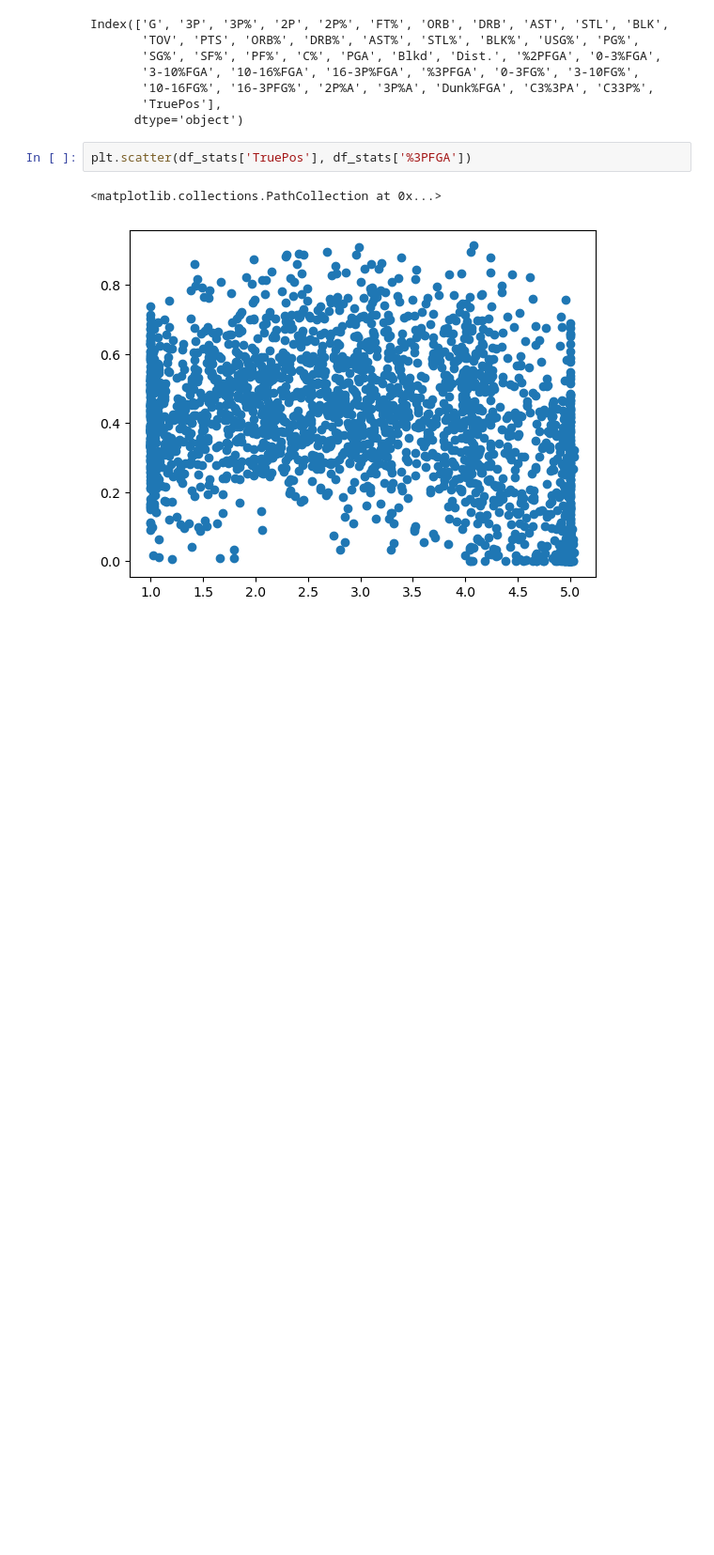
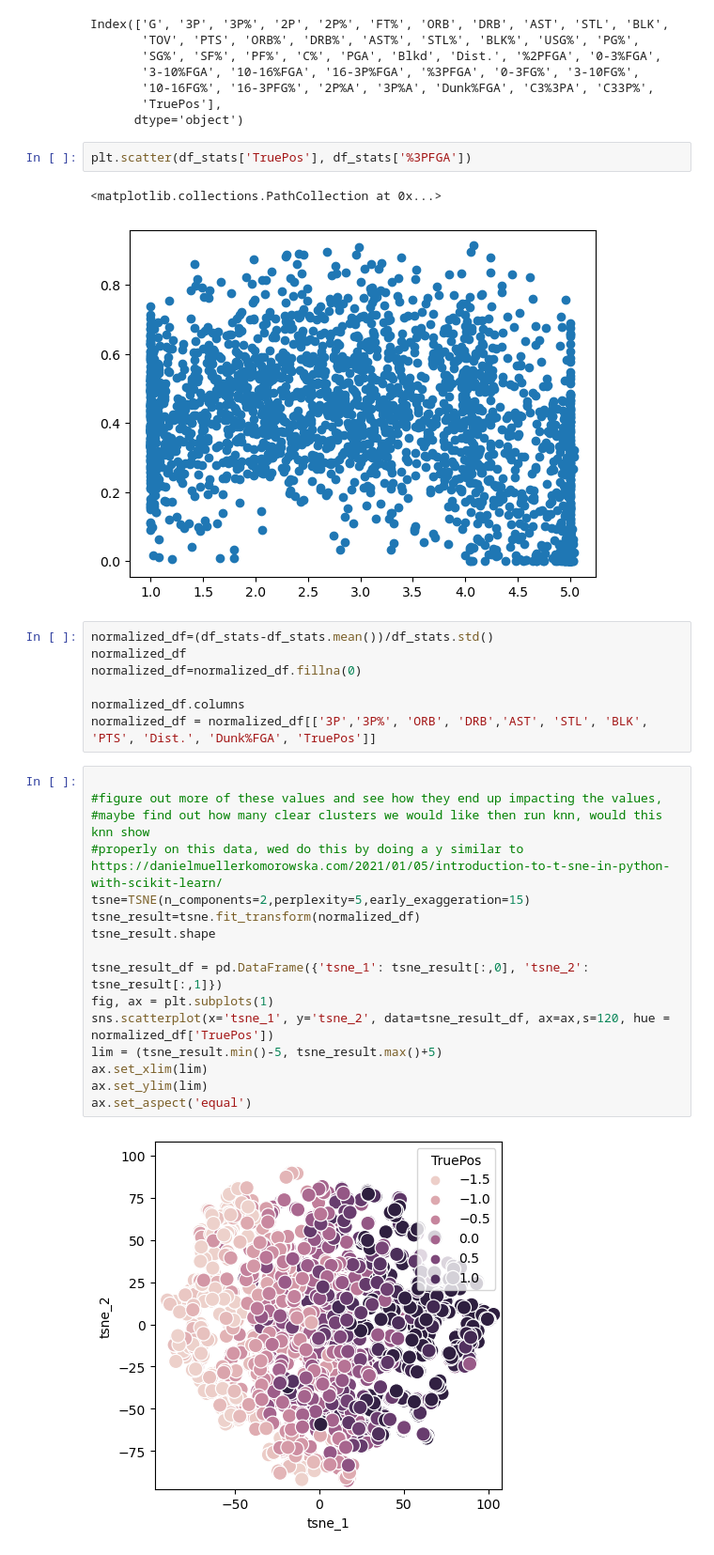
Before and after one commit to ofiore/BasketballClusteringCSE5825, a Jupyter notebook: Code/DataExploration.ipynb, the cells around one changed output. Shown: that part at 94% size. Cells and saved outputs as stored; diff of their text form; blank space fills up the shorter version.

Commit message:
Added tsne color graphs

```diff
--- a/Code/DataExploration.ipynb
+++ b/Code/DataExploration.ipynb
@@ -106,3 +108,28 @@ plt.scatter(df_stats['TruePos'], df_stats['%3PFGA'])
 # %% [output]
 <matplotlib.collections.PathCollection at 0x...>
 [figure]
+# %%
+normalized_df=(df_stats-df_stats.mean())/df_stats.std()
+normalized_df
+normalized_df=normalized_df.fillna(0)
+
+normalized_df.columns
+normalized_df = normalized_df[['3P','3P%', 'ORB', 'DRB','AST', 'STL', 'BLK', 'PTS', 'Dist.', 'Dunk%FGA', 'TruePos']]
+# %%
+
+#figure out more of these values and see how they end up impacting the values,
+#maybe find out how many clear clusters we would like then run knn, would this knn show
+#properly on this data, wed do this by doing a y similar to https://danielmuellerkomorowska.com/2021/01/05/introduction-to-t-sne-in-python-with-scikit-learn/
+tsne=TSNE(n_components=2,perplexity=5,early_exaggeration=15)
+tsne_result=tsne.fit_transform(normalized_df)
+tsne_result.shape
+
+tsne_result_df = pd.DataFrame({'tsne_1': tsne_result[:,0], 'tsne_2': tsne_result[:,1]})
+fig, ax = plt.subplots(1)
+sns.scatterplot(x='tsne_1', y='tsne_2', data=tsne_result_df, ax=ax,s=120, hue = normalized_df['TruePos'])
+lim = (tsne_result.min()-5, tsne_result.max()+5)
+ax.set_xlim(lim)
+ax.set_ylim(lim)
+ax.set_aspect('equal')
+# %% [output]
+[figure, added]
```
Also changed, not shown: parts of 2 cells of this notebook.
